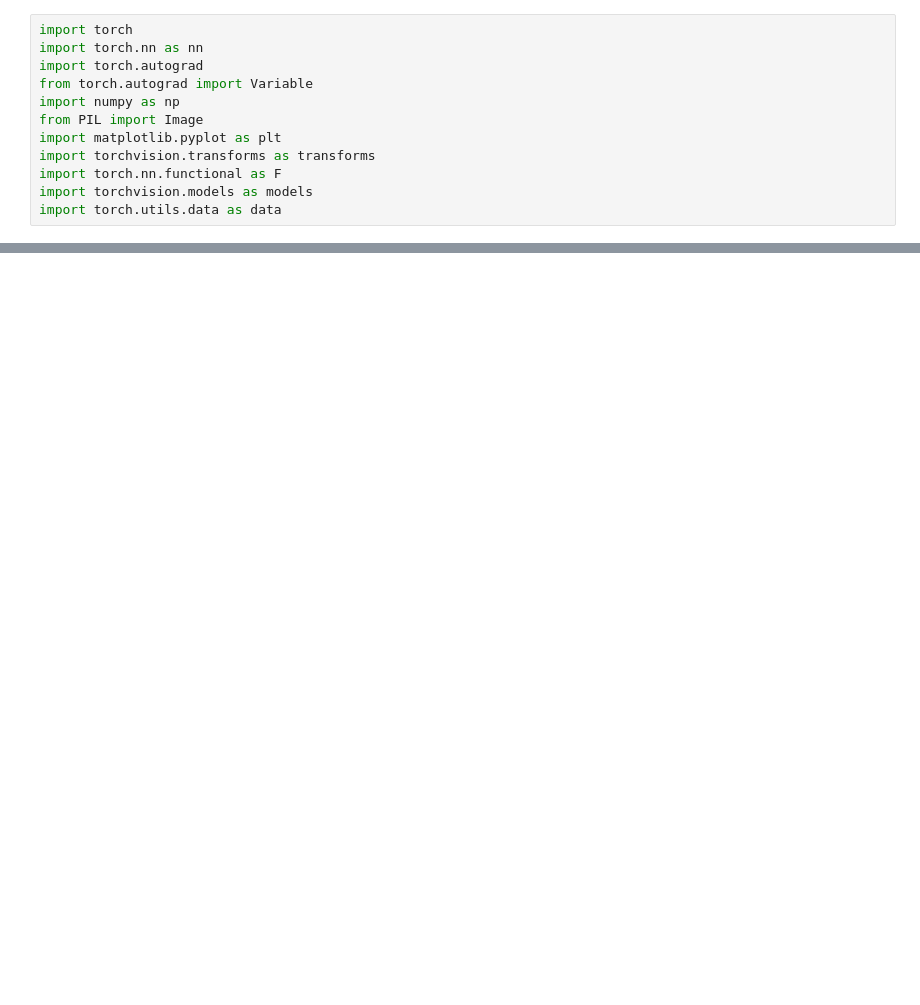
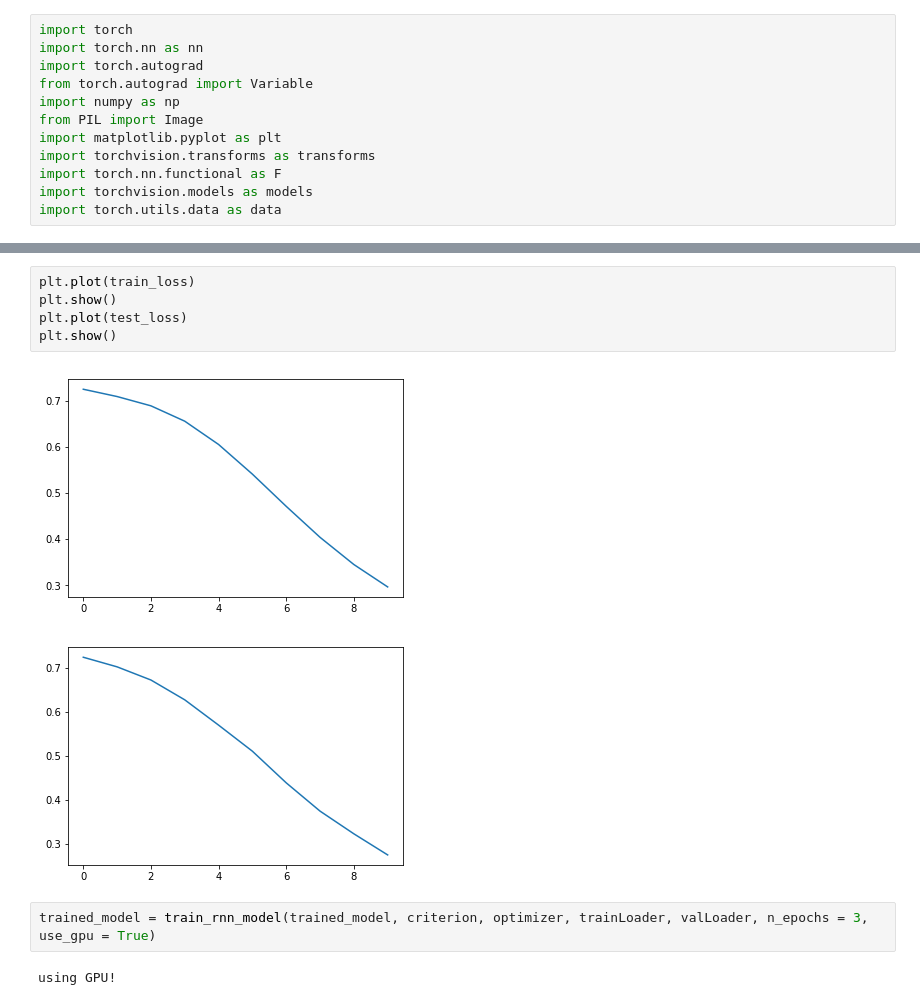
Before and after one commit to Shrirag/spacenet-detection, a Jupyter notebook: stanfordmodel.ipynb, the cells around one changed output, grey strips where cells are left out. Drawn from its saved outputs; the diff is of its cells as text; blank space fills up the shorter version.

```diff
--- a/stanfordmodel.ipynb
+++ b/stanfordmodel.ipynb
@@ -328,0 +301,12 @@ Sequential (
+# %%
+plt.plot(train_loss)
+plt.show()
+plt.plot(test_loss)
+plt.show()
+# %% [output]
+[figure, added]
+[figure, added]
+# %%
+trained_model = train_rnn_model(trained_model, criterion, optimizer, trainLoader, valLoader, n_epochs = 3, use_gpu = True)
+# %% [output]
+using GPU!
```
Also changed, not shown: parts of 13 cells of this notebook.
